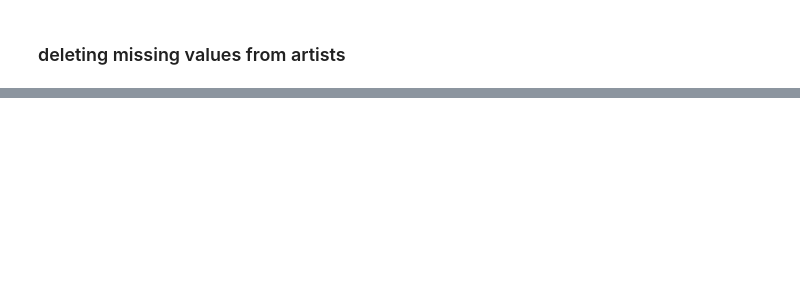
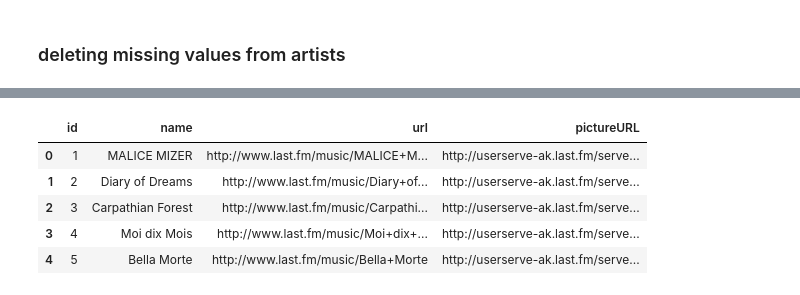
Before and after one commit to theosoka/recommender-system, a Jupyter notebook: notebooks/exploratory/hetrec2011-yadata-profile-reports.ipynb, the cells around one changed output, grey strips where cells are left out. Cells and saved outputs as stored; diff of their text form; code cells hidden in the pictures; blank space fills up the shorter version.

```diff
--- a/notebooks/exploratory/hetrec2011-yadata-profile-reports.ipynb
+++ b/notebooks/exploratory/hetrec2011-yadata-profile-reports.ipynb
@@ -69,7 +69,7 @@ id \t name \t url \t pictureURL
 Example:
 707	Metallica	http://www.last.fm/music/Metallica	http://userserve-ak.last.fm/serve/252/7560709.jpg
 # %%
-artists = pd.read_csv("/Users/polina/PycharmProjects/recommendation_system/recommendation-system/data/raw/hetrec2011-lastfm-2k/artists.dat", sep="\t", encoding='latin-1')
+artists = pd.read_csv("/Users/polina/study/THESIS/recommender-system/data/raw/hetrec2011-lastfm-2k/artists.dat", sep="\t", encoding='latin-1')
 # %%
 artists_report = ProfileReport(artists, title="Artists dataset report")
 artists_report.to_file("../reports/artists_profile_report.html")
@@ -92,0 +138,9 @@ artists = artists.dropna()
+# %%
+artists.head()
+# %% [output]
+|  | id | name | url | pictureURL |
+| 0 | 1 | MALICE MIZER | http://www.last.fm/music/MALICE+M... | http://userserve-ak.last.fm/serve... |
+| 1 | 2 | Diary of Dreams | http://www.last.fm/music/Diary+of... | http://userserve-ak.last.fm/serve... |
+| 2 | 3 | Carpathian Forest | http://www.last.fm/music/Carpathi... | http://userserve-ak.last.fm/serve... |
+| 3 | 4 | Moi dix Mois | http://www.last.fm/music/Moi+dix+... | http://userserve-ak.last.fm/serve... |
+| 4 | 5 | Bella Morte | http://www.last.fm/music/Bella+Morte | http://userserve-ak.last.fm/serve... |
```
Also changed, not shown: parts of 7 cells of this notebook.
